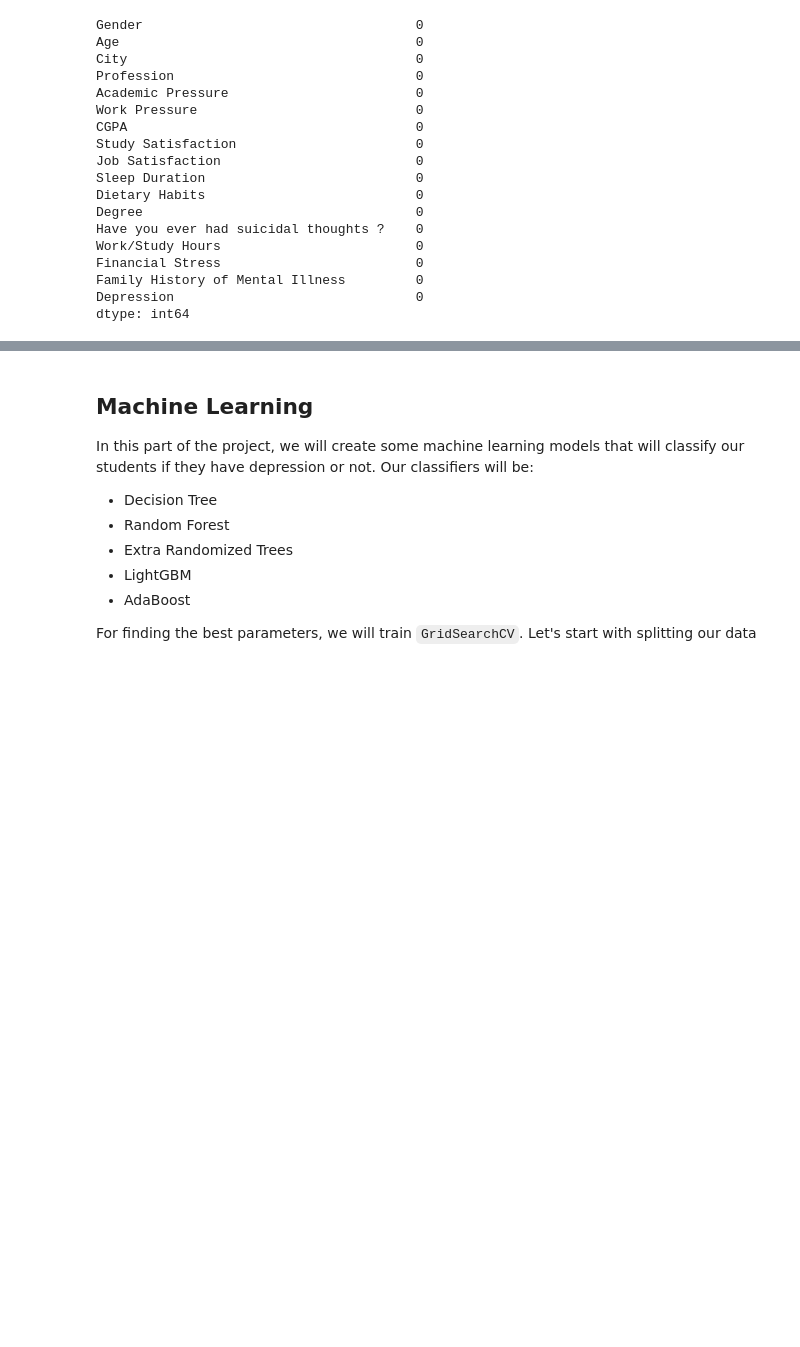
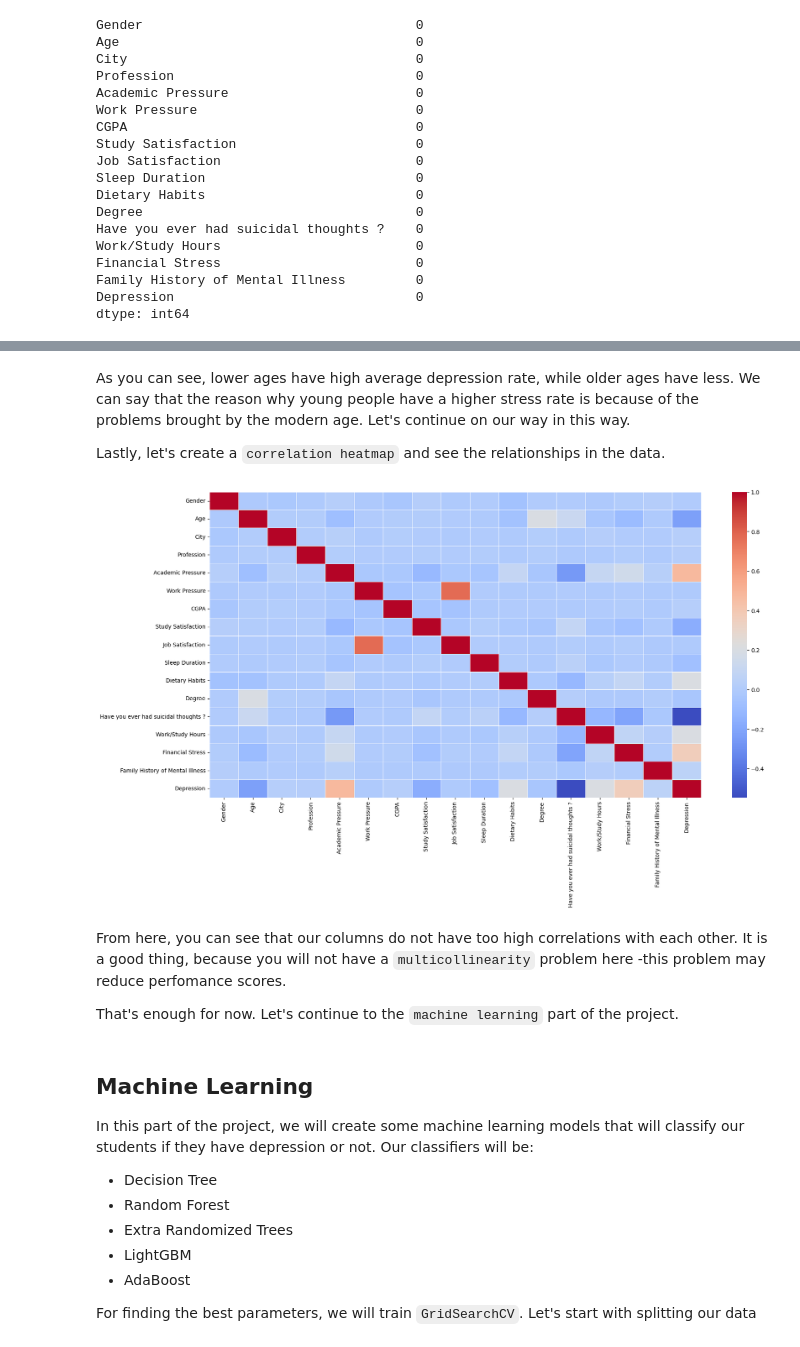
Before and after one commit to mertkont/ds-student-depression, a Jupyter notebook: ml-project-for-student-depression-data-set.ipynb, the cells around one changed output, grey strips where cells are left out. Cells and saved outputs as stored; diff of their text form; code cells hidden in the pictures; blank space fills up the shorter version.

```diff
--- a/ml-project-for-student-depression-data-set.ipynb
+++ b/ml-project-for-student-depression-data-set.ipynb
@@ -163,3 +288,17 @@ Right now, we have not any empty cell.
+# %% [markdown]
+As you can see, lower ages have high average depression rate, while older ages have less. We can say that the reason why young people have a higher stress rate is because of the problems brought by the modern age. Let's continue on our way in this way.
+
+Lastly, let's create a <code>correlation heatmap</code> and see the relationships in the data.
+# %%
+plt.figure(figsize=(20, 10))
+sns.heatmap(df.corr(), cmap='coolwarm', annot=False, linewidths=0.5)
+plt.show()
+# %% [output]
+[figure, added]
+# %% [markdown]
+From here, you can see that our columns do not have too high correlations with each other. It is a good thing, because you will not have a <code>multicollinearity</code> problem here -this problem may reduce perfomance scores.
+
+That's enough for now. Let's continue to the <code>machine learning</code> part of the project.
 # %% [markdown]
 ## Machine Learning
 
```
Also changed, not shown: parts of 19 cells of this notebook.
